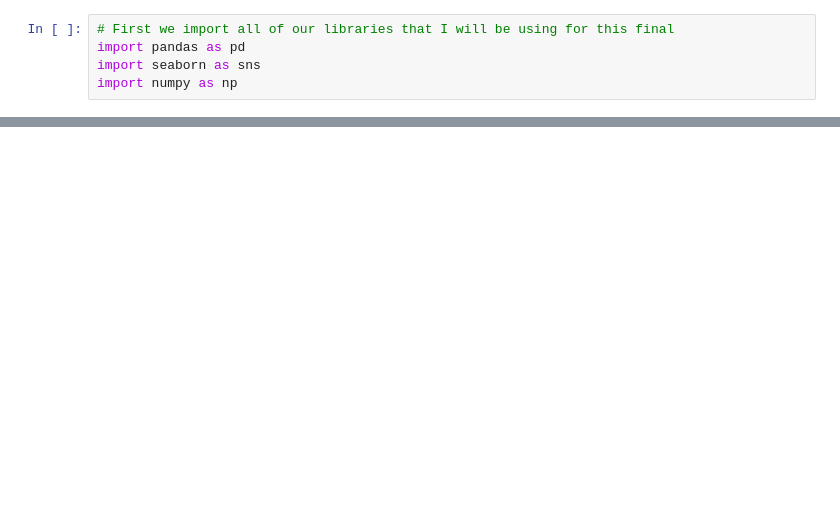
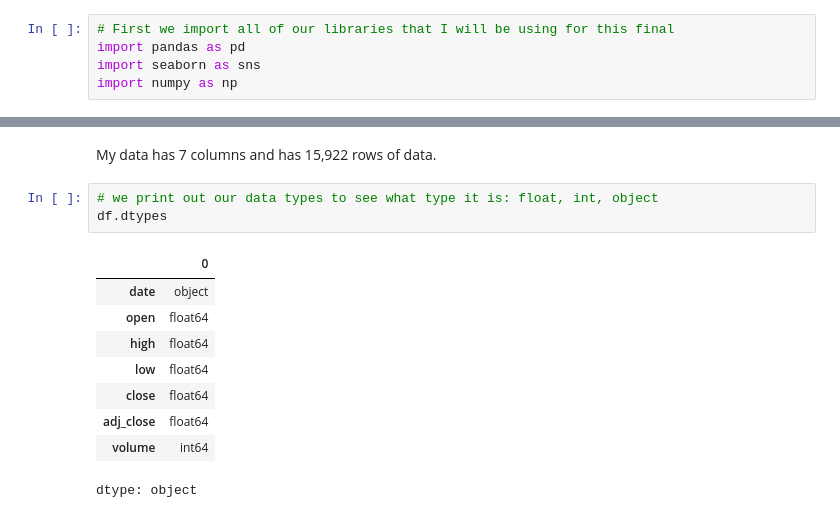
Before and after one commit to AlexanderG40/Data-Science, a Jupyter notebook: Final_Project.ipynb, the cells around one changed output, grey strips where cells are left out. Cells and saved outputs as stored; diff of their text form; blank space fills up the shorter version.

```diff
--- a/Final_Project.ipynb
+++ b/Final_Project.ipynb
@@ -20,0 +42,15 @@ df.head()
+# %% [markdown]
+My data has 7 columns and has 15,922 rows of data.
+# %%
+# we print out our data types to see what type it is: float, int, object
+df.dtypes
+# %% [output]
+|  | 0 |
+| date | object |
+| open | float64 |
+| high | float64 |
+| low | float64 |
+| close | float64 |
+| adj_close | float64 |
+| volume | int64 |
+dtype: object
```
Also changed, not shown: parts of 8 cells of this notebook.
